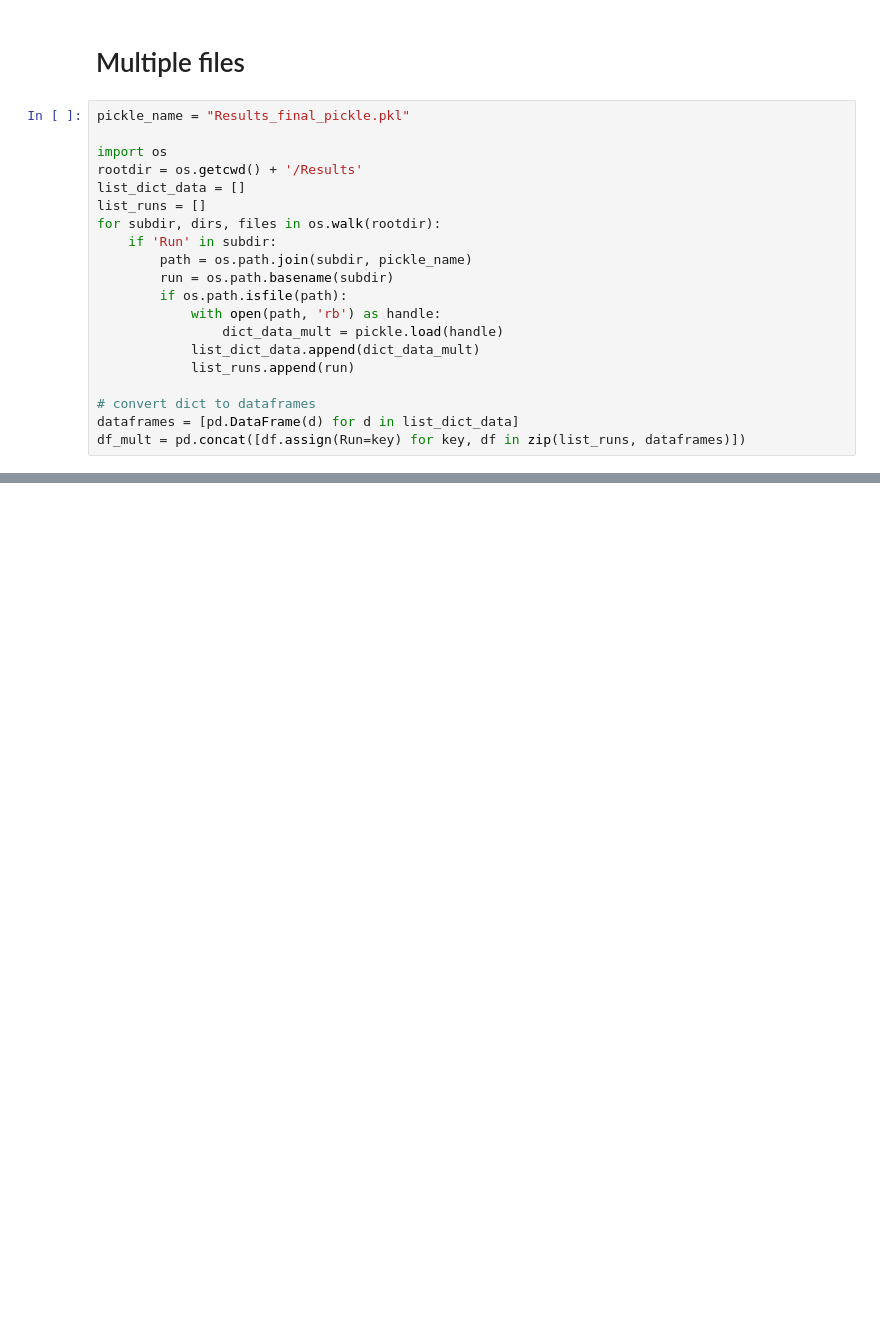
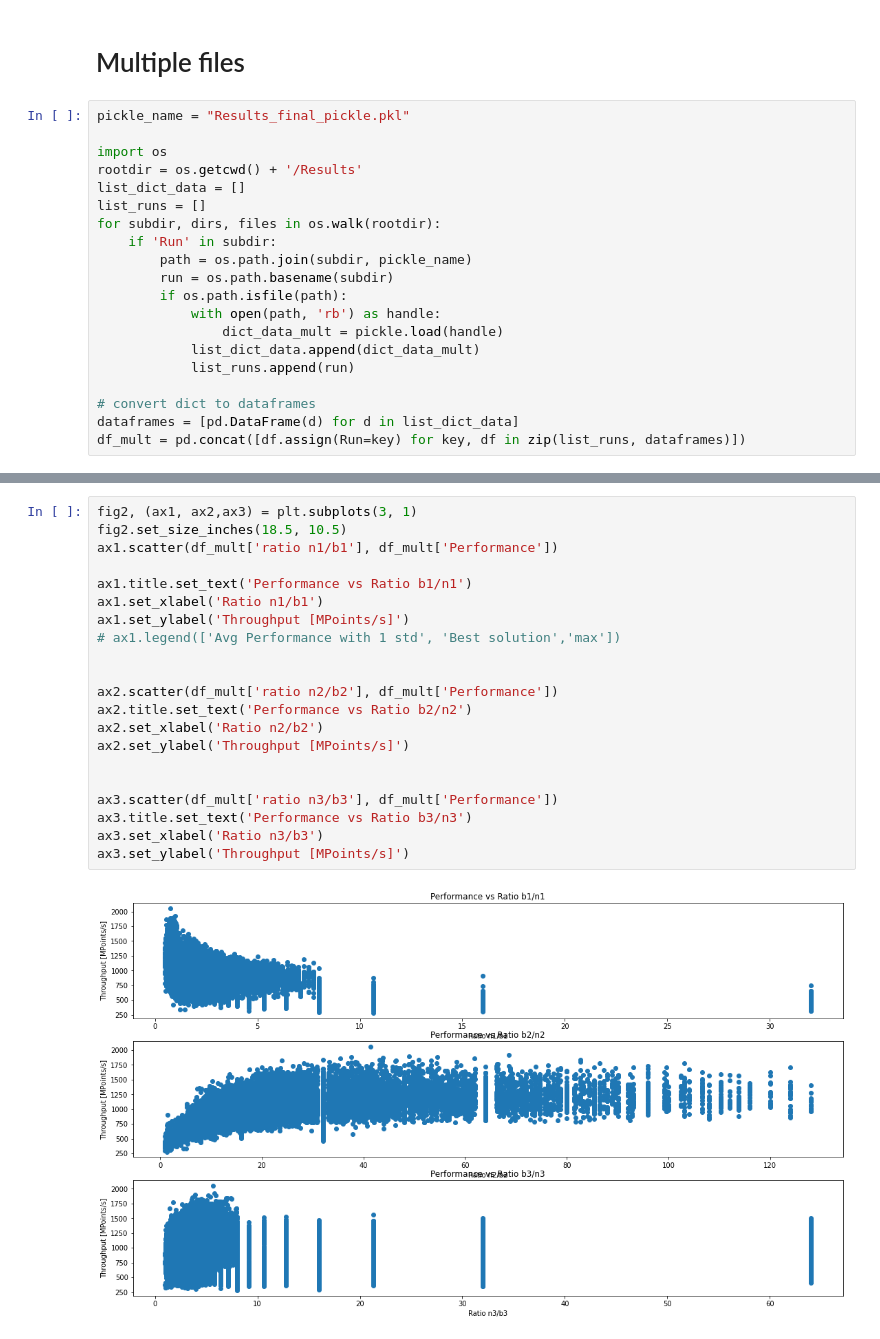
Before and after one commit to pommelow/Ant_colony, a Jupyter notebook: branchbound_analysis.ipynb, the cells around one changed output, grey strips where cells are left out. Saved outputs shown, nothing was run; the diff lists cells and outputs as text; blank space fills up the shorter version.

```diff
--- a/branchbound_analysis.ipynb
+++ b/branchbound_analysis.ipynb
@@ -123,0 +131,23 @@ df_mult.head(20)
+# %%
+fig2, (ax1, ax2,ax3) = plt.subplots(3, 1)
+fig2.set_size_inches(18.5, 10.5)
+ax1.scatter(df_mult['ratio n1/b1'], df_mult['Performance'])
+
+ax1.title.set_text('Performance vs Ratio b1/n1')
+ax1.set_xlabel('Ratio n1/b1')
+ax1.set_ylabel('Throughput [MPoints/s]')
+# ax1.legend(['Avg Performance with 1 std', 'Best solution','max'])
+
+
+ax2.scatter(df_mult['ratio n2/b2'], df_mult['Performance'])
+ax2.title.set_text('Performance vs Ratio b2/n2')
+ax2.set_xlabel('Ratio n2/b2')
+ax2.set_ylabel('Throughput [MPoints/s]')
+
+
+ax3.scatter(df_mult['ratio n3/b3'], df_mult['Performance'])
+ax3.title.set_text('Performance vs Ratio b3/n3')
+ax3.set_xlabel('Ratio n3/b3')
+ax3.set_ylabel('Throughput [MPoints/s]')
+# %% [output]
+[figure, added]
```
Also changed, not shown: parts of 6 cells of this notebook, 3 other files.
